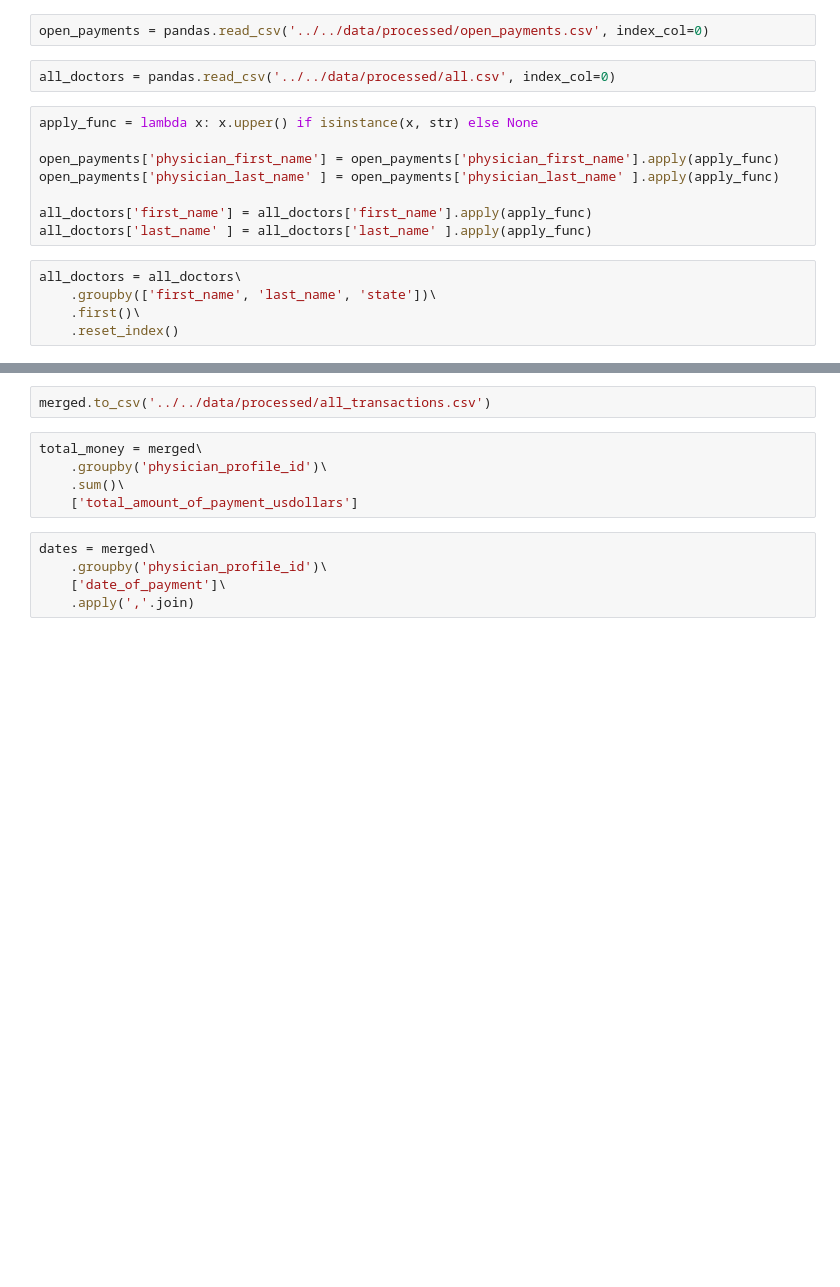
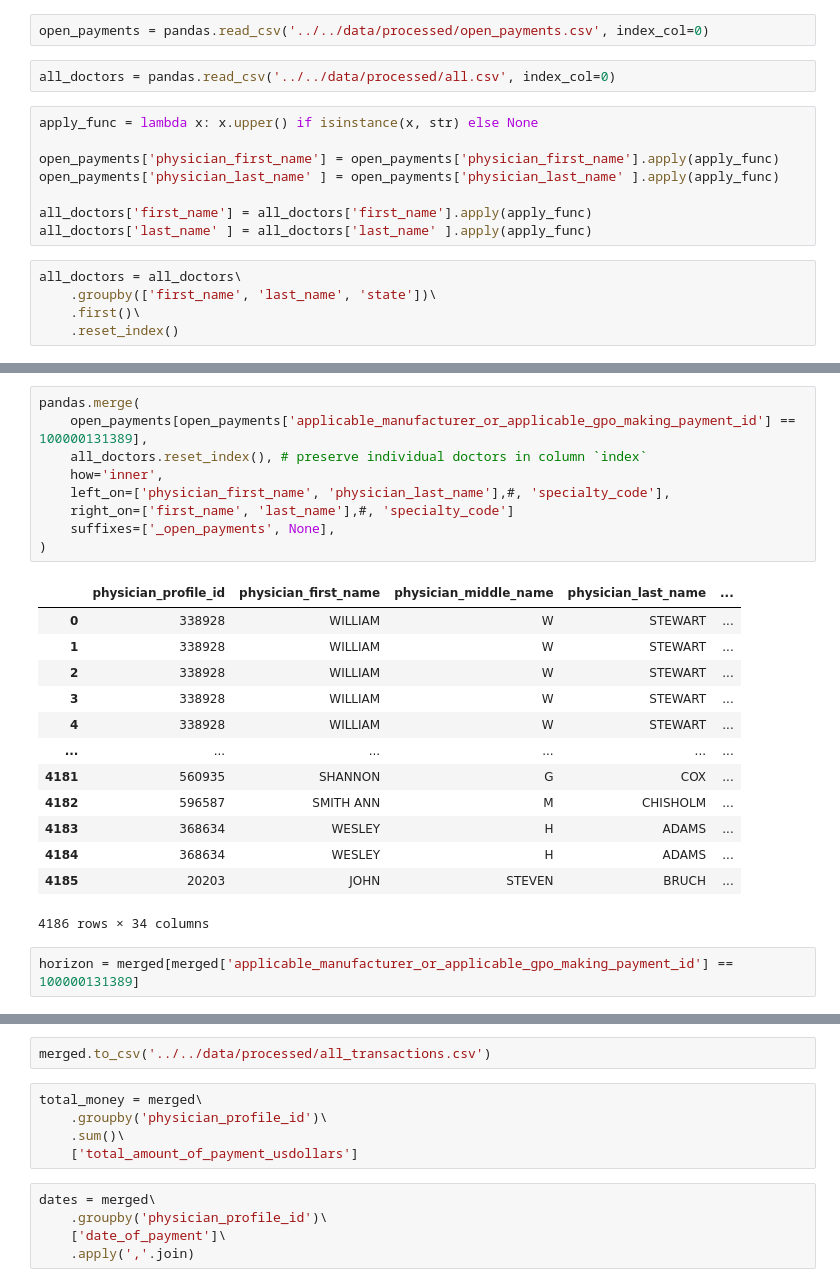
Before and after one commit to 2435191/HT_Data, a Jupyter notebook: src/link_with_open_payments/merge.ipynb, the cells around one changed output, grey strips where cells are left out. Cells and saved outputs as stored; diff of their text form; blank space fills up the shorter version.

```diff
--- a/src/link_with_open_payments/merge.ipynb
+++ b/src/link_with_open_payments/merge.ipynb
@@ -28,0 +46,25 @@ merged = pandas.merge(
+# %%
+pandas.merge(
+    open_payments[open_payments['applicable_manufacturer_or_applicable_gpo_making_payment_id'] == 100000131389],
+    all_doctors.reset_index(), # preserve individual doctors in column `index`
+    how='inner',
+    left_on=['physician_first_name', 'physician_last_name'],#, 'specialty_code'],
+    right_on=['first_name', 'last_name'],#, 'specialty_code']
+    suffixes=['_open_payments', None],
+)
+# %% [output]
+|  | physician_profile_id | physician_first_name | physician_middle_name | physician_last_name | ... |
+| 0 | 338928 | WILLIAM | W | STEWART | ... |
+| 1 | 338928 | WILLIAM | W | STEWART | ... |
+| 2 | 338928 | WILLIAM | W | STEWART | ... |
+| 3 | 338928 | WILLIAM | W | STEWART | ... |
+| 4 | 338928 | WILLIAM | W | STEWART | ... |
+| ... | ... | ... | ... | ... | ... |
+| 4181 | 560935 | SHANNON | G | COX | ... |
+| 4182 | 596587 | SMITH ANN | M | CHISHOLM | ... |
+| 4183 | 368634 | WESLEY | H | ADAMS | ... |
+| 4184 | 368634 | WESLEY | H | ADAMS | ... |
+| 4185 | 20203 | JOHN | STEVEN | BRUCH | ... |
+4186 rows × 34 columns
+# %%
+horizon = merged[merged['applicable_manufacturer_or_applicable_gpo_making_payment_id'] == 100000131389]
```
Also changed, not shown: parts of 7 cells of this notebook, 3 other files.
